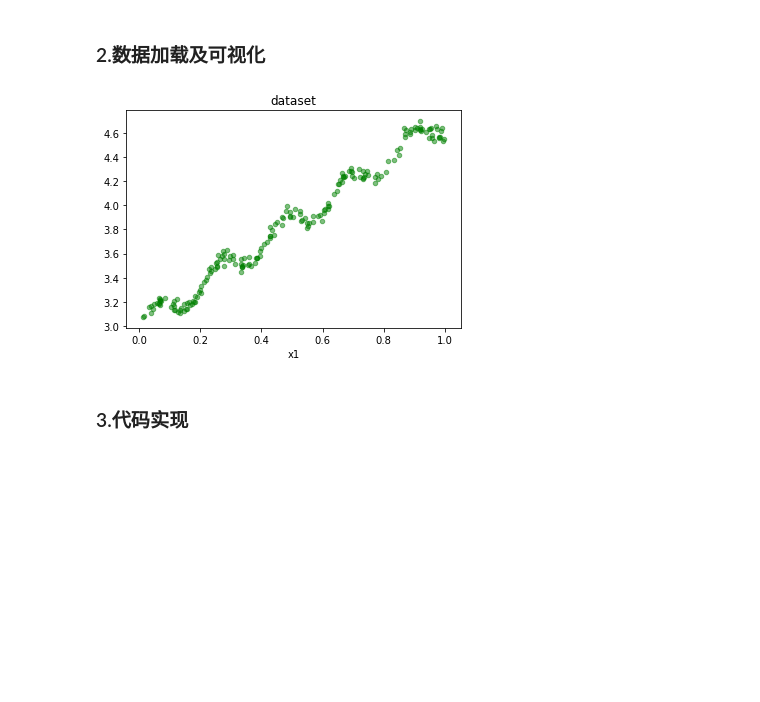
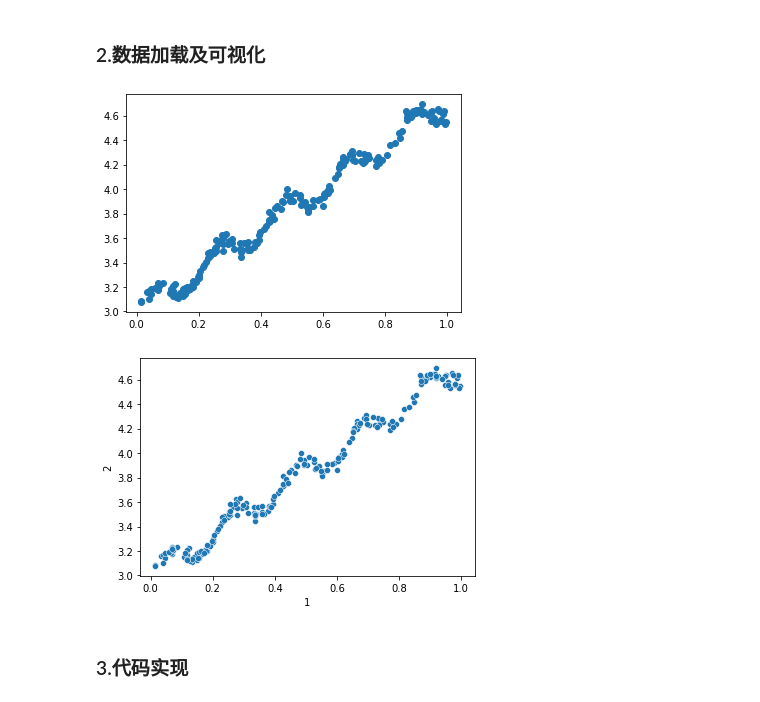
Before and after one commit to XuejiFang/Machine_Learning, a Jupyter notebook: SHU_ML_Basic/MultipleLinearRegression/multiple_linear_regression.ipynb, the cells around one changed output. Saved outputs shown, nothing was run; the diff lists cells and outputs as text; code cells hidden in the pictures; blank space fills up the shorter version.

```diff
--- a/SHU_ML_Basic/MultipleLinearRegression/multiple_linear_regression.ipynb
+++ b/SHU_ML_Basic/MultipleLinearRegression/multiple_linear_regression.ipynb
@@ -54,34 +70,43 @@ cat: multiple_linear_regression/ex0.txt: No such file or directory
 # %%
 import matplotlib.pyplot as plt
 import numpy as np
+import pandas as pd
+import seaborn as sns
 
 def loadDataSet(fileName):
 
     """
     函数说明:加载数据
     Parameters:
         fileName - 文件名
     Returns:
         xArr - x数据集
         yArr - y数据集
     """
-
+    data = pd.read_table(fileName, header=None)
+    # data.index=['c', 'x', 'y']
+    xArr = data.iloc[:,1]; yArr = data.iloc[:, -1]
     return xArr, yArr
 
 def plotDataSet():
     """
     函数说明:绘制数据集
     Parameters:
         无
     Returns:
         无
     """
-    pass
+    fileName = './multiple_linear_regression/ex0.txt'
+    xArr, yArr = loadDataSet(fileName)
+    plt.scatter(xArr, yArr)
+    plt.figure()
+    sns.scatterplot(x=xArr, y=yArr)
 
 if __name__ == '__main__':
     plotDataSet()
 # %% [output]
-[figure, old version]
+[figure, new version]
+[figure, added]
 # %% [markdown]
 ### 3.代码实现
 # %%
```
Also changed, not shown: parts of 3 cells of this notebook, 21 other files.
